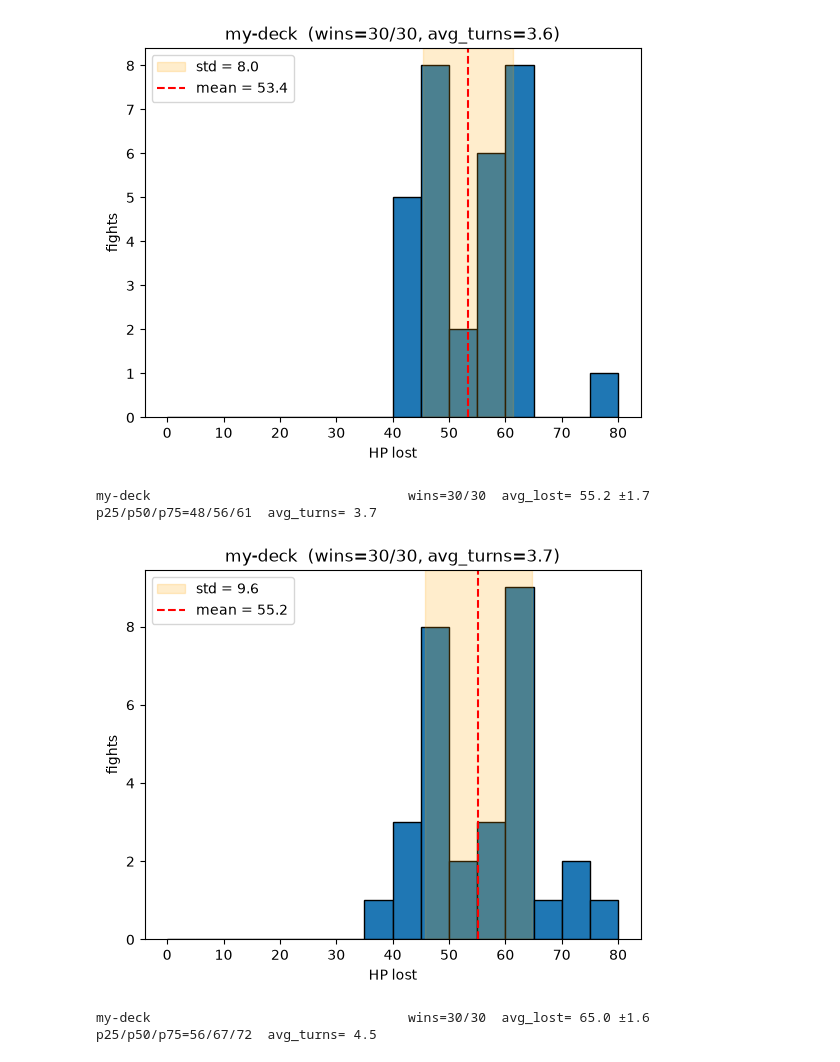
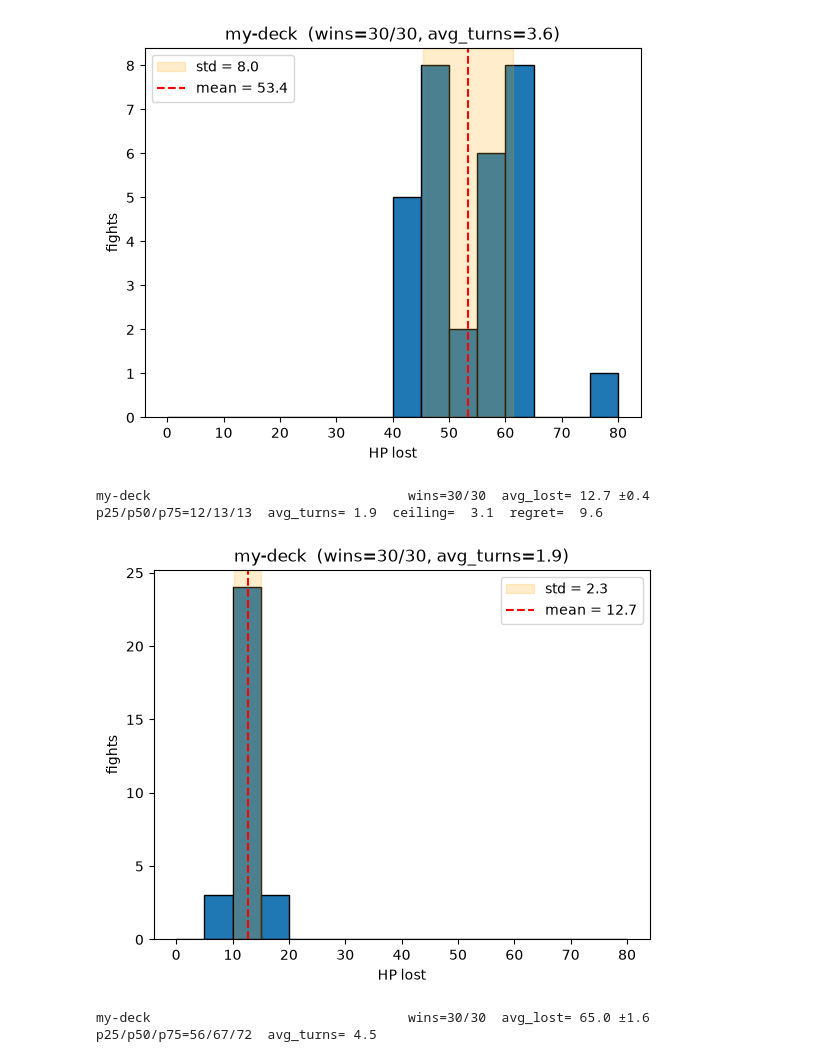
Before and after one commit to HollowTube/SlayTheSpire-Solver, a Jupyter notebook: notebooks/benchmarks.ipynb, the cells around one changed output. Cells and saved outputs as stored; diff of their text form; code cells hidden in the pictures.

```diff
--- a/notebooks/benchmarks.ipynb
+++ b/notebooks/benchmarks.ipynb
@@ -87,15 +87,15 @@ my-deck                                 wins=30/30  avg_lost= 53.4 ±1.5  p25/p5
 [figure]
 # %%
 my_deck = (
-    [CardName.STRIKE] * 5 + [CardName.DEFEND] * 5 + [CardName.BASH, CardName.DEMON_FORM]
+    [CardName.STRIKE] * 5 + [CardName.DEFEND] * 4 + [CardName.BASH]
 )
 
 result = run_deck(
-    my_deck, monster=Encounter.BYRDONIS, seeds=30, iterations=200, label="my-deck"
+    my_deck, monster=Encounter.NIBBIT, seeds=30, iterations=200, label="my-deck", ceiling=True,
 )
 plot_result(result)
 # %% [output]
-my-deck                                 wins=30/30  avg_lost= 55.2 ±1.7  p25/p50/p75=48/56/61  avg_turns= 3.7
+my-deck                                 wins=30/30  avg_lost= 12.7 ±0.4  p25/p50/p75=12/13/13  avg_turns= 1.9  ceiling=  3.1  regret=  9.6
-[figure, old version]
+[figure, new version]
 # %%
 my_deck = (
```
Also changed, not shown: parts of 2 cells of this notebook, 8 other files.
